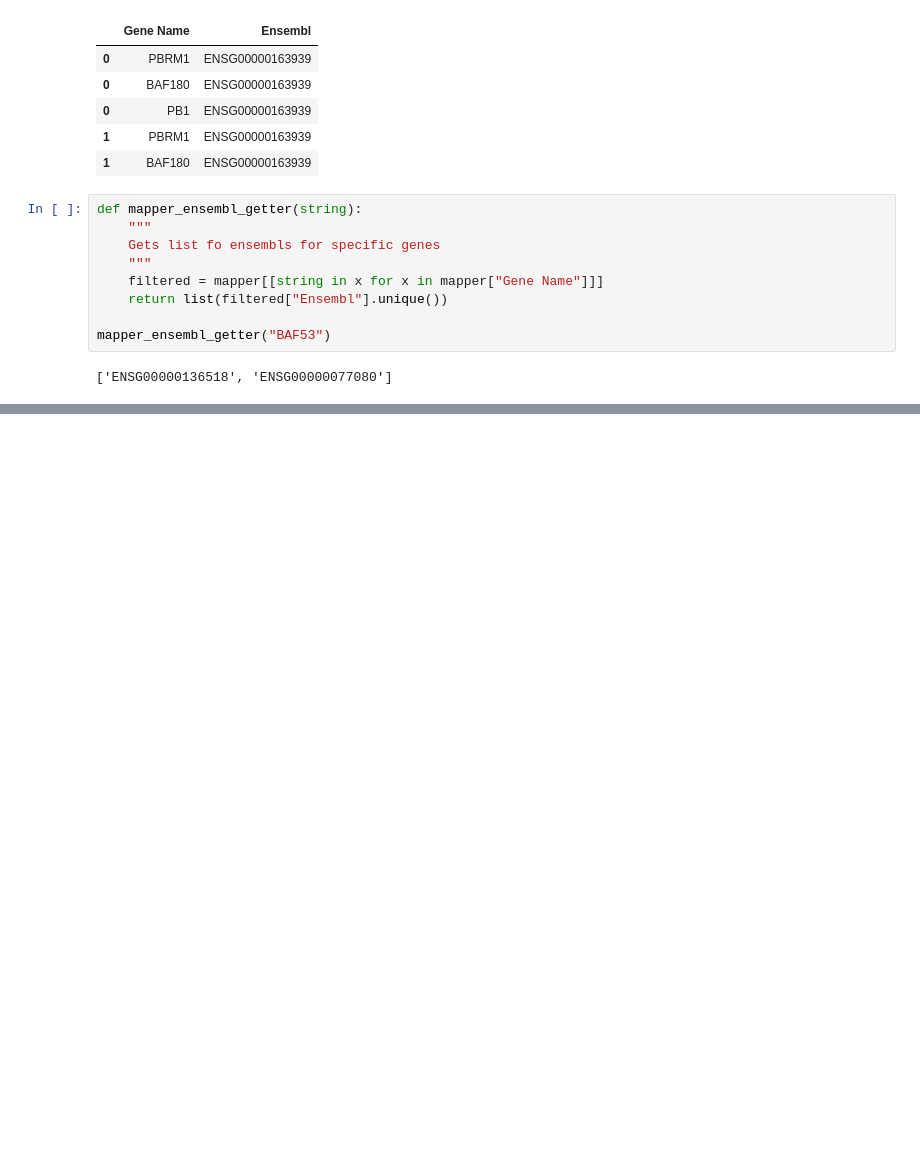
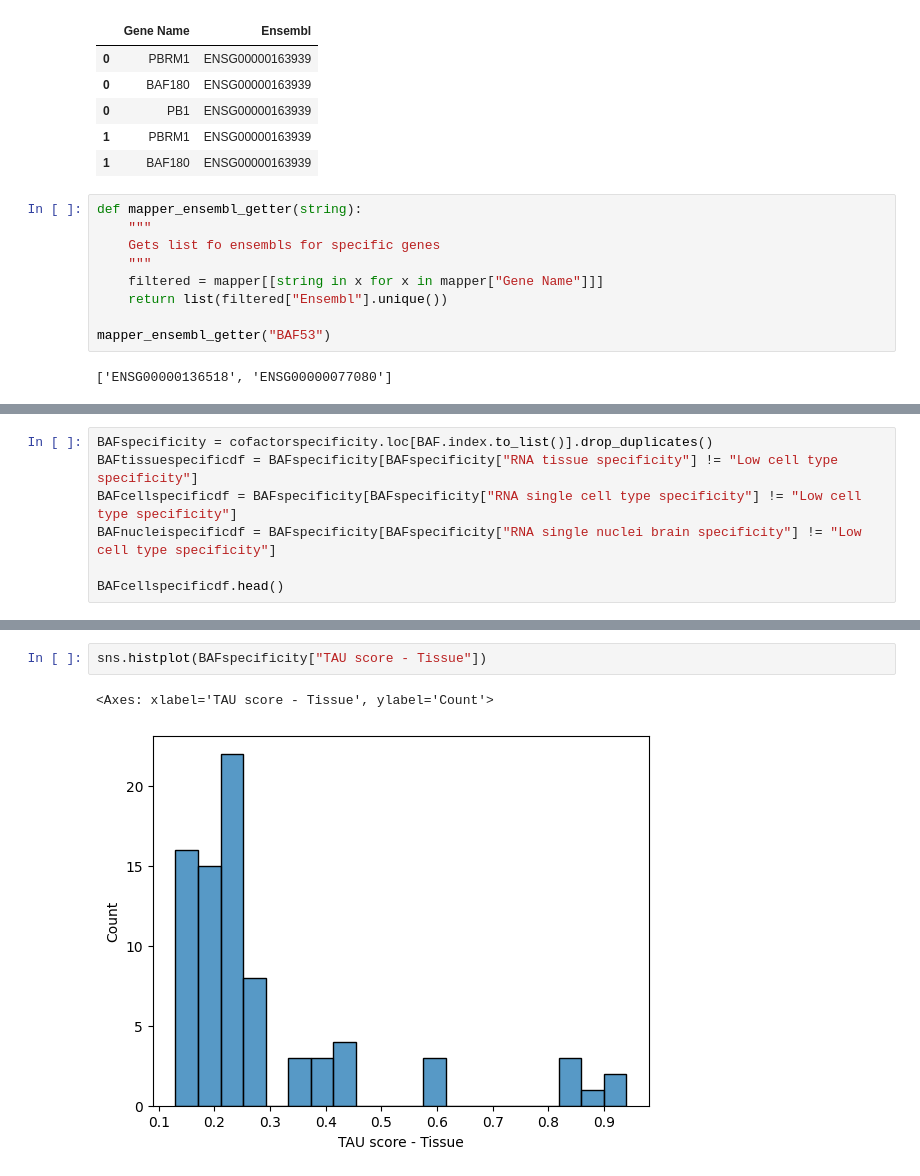
Before and after one commit to kinseylong/StallerRotation, a Jupyter notebook: cofactors_humanproteinatlas/BAFexploration.ipynb, the cells around one changed output, grey strips where cells are left out. Drawn from its saved outputs; the diff is of its cells as text; blank space fills up the shorter version.

Commit message:
mediator specificity

```diff
--- a/cofactors_humanproteinatlas/BAFexploration.ipynb
+++ b/cofactors_humanproteinatlas/BAFexploration.ipynb
@@ -76,3 +65,10 @@ cofactorspecificity.head()
 | ENSG00000006712 | PAF1 | Low tissue specificity | Detected in all | NaN | NaN | ... |
 | ENSG00000008838 | MED24 | Low tissue specificity | Detected in all | NaN | NaN | ... |
 | ENSG00000011007 | ELOA | Low tissue specificity | Detected in many | NaN | NaN | ... |
+# %%
+BAFspecificity = cofactorspecificity.loc[BAF.index.to_list()].drop_duplicates()
+BAFtissuespecificdf = BAFspecificity[BAFspecificity["RNA tissue specificity"] != "Low cell type specificity"]
+BAFcellspecificdf = BAFspecificity[BAFspecificity["RNA single cell type specificity"] != "Low cell type specificity"]
+BAFnucleispecificdf = BAFspecificity[BAFspecificity["RNA single nuclei brain specificity"] != "Low cell type specificity"]
+
+BAFcellspecificdf.head()
@@ -78,0 +121,5 @@ cofactorspecificity.head()
+# %%
+sns.histplot(BAFspecificity["TAU score - Tissue"])
+# %% [output]
+<Axes: xlabel='TAU score - Tissue', ylabel='Count'>
+[figure, added]
```
Also changed, not shown: parts of 14 cells of this notebook, 1 other file.
